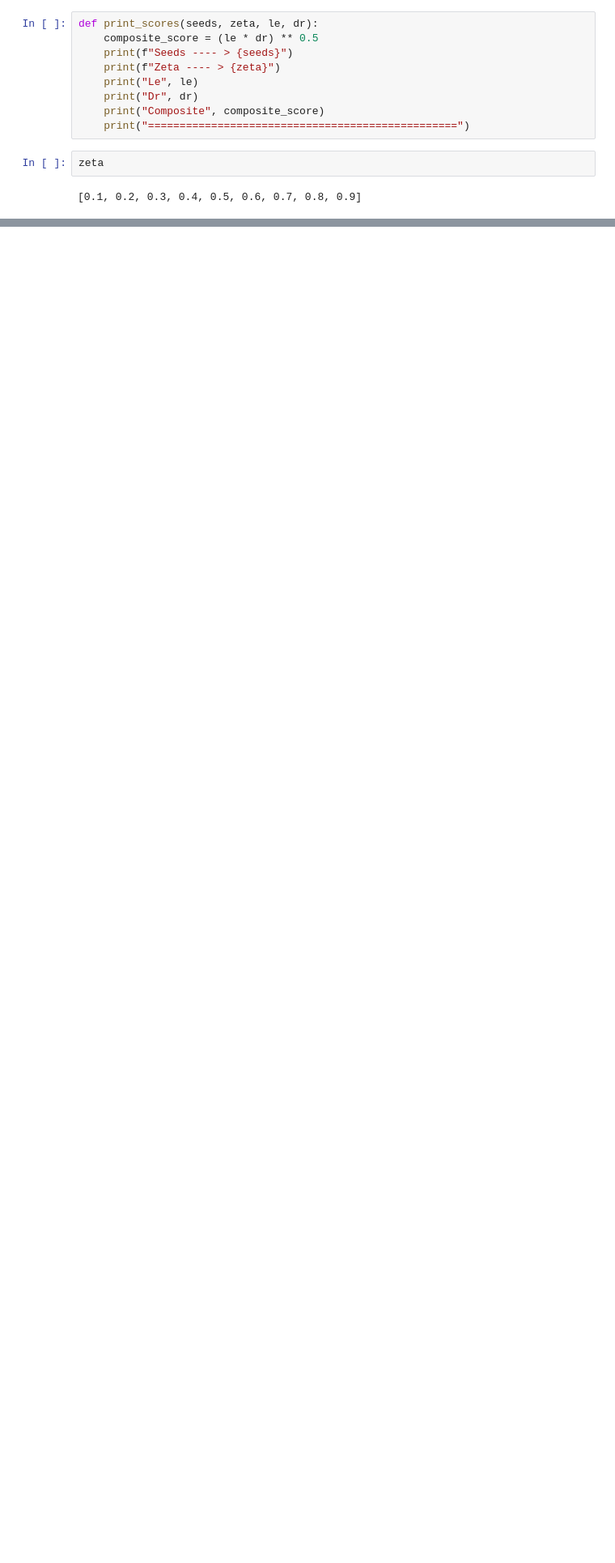
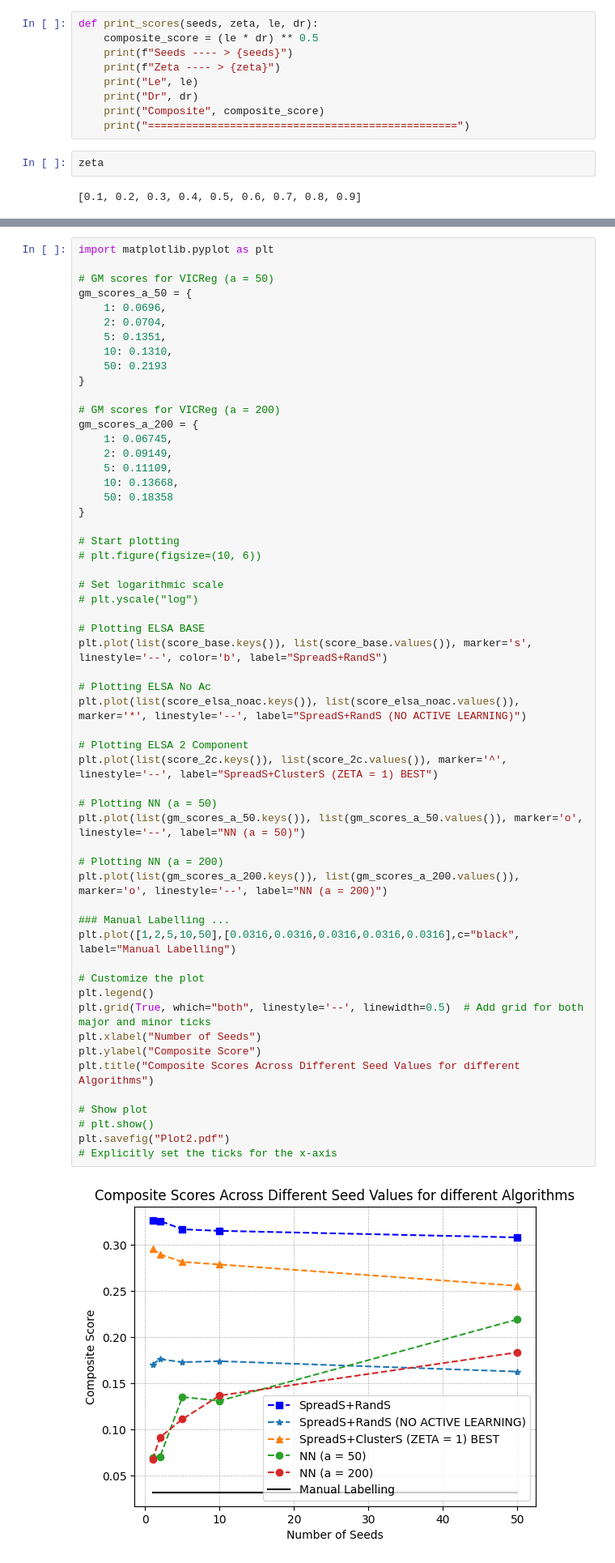
Before and after one commit to dc250601/ELSA, a Jupyter notebook: ANALYSIS/Analysis.ipynb, the cells around one changed output, grey strips where cells are left out. Shown at 81% size. Cells and saved outputs as stored; diff of their text form; blank space fills up the shorter version.

```diff
--- a/ANALYSIS/Analysis.ipynb
+++ b/ANALYSIS/Analysis.ipynb
@@ -402,0 +490,58 @@ plt.show()
+# %%
+import matplotlib.pyplot as plt
+
+# GM scores for VICReg (a = 50)
+gm_scores_a_50 = {
+    1: 0.0696,
+    2: 0.0704,
+    5: 0.1351,
+    10: 0.1310,
+    50: 0.2193
+}
+
+# GM scores for VICReg (a = 200)
+gm_scores_a_200 = {
+    1: 0.06745,
+    2: 0.09149,
+    5: 0.11109,
+    10: 0.13668,
+    50: 0.18358
+}
+
+# Start plotting
+# plt.figure(figsize=(10, 6))
+
+# Set logarithmic scale
+# plt.yscale("log")
+
+# Plotting ELSA BASE
+plt.plot(list(score_base.keys()), list(score_base.values()), marker='s', linestyle='--', color='b', label="SpreadS+RandS")
+
+# Plotting ELSA No Ac
+plt.plot(list(score_elsa_noac.keys()), list(score_elsa_noac.values()), marker='*', linestyle='--', label="SpreadS+RandS (NO ACTIVE LEARNING)")
+
+# Plotting ELSA 2 Component
+plt.plot(list(score_2c.keys()), list(score_2c.values()), marker='^', linestyle='--', label="SpreadS+ClusterS (ZETA = 1) BEST")
+
+# Plotting NN (a = 50)
+plt.plot(list(gm_scores_a_50.keys()), list(gm_scores_a_50.values()), marker='o', linestyle='--', label="NN (a = 50)")
+
+# Plotting NN (a = 200)
+plt.plot(list(gm_scores_a_200.keys()), list(gm_scores_a_200.values()), marker='o', linestyle='--', label="NN (a = 200)")
+
+### Manual Labelling ...
+plt.plot([1,2,5,10,50],[0.0316,0.0316,0.0316,0.0316,0.0316],c="black", label="Manual Labelling")
+
+# Customize the plot
+plt.legend()
+plt.grid(True, which="both", linestyle='--', linewidth=0.5)  # Add grid for both major and minor ticks
+plt.xlabel("Number of Seeds")
+plt.ylabel("Composite Score")
+plt.title("Composite Scores Across Different Seed Values for different Algorithms")
+
+# Show plot
+# plt.show()
+plt.savefig("Plot2.pdf")
+# Explicitly set the ticks for the x-axis
+# %% [output]
+[figure, added]
```
Also changed, not shown: parts of 7 cells of this notebook, 1 other file.
